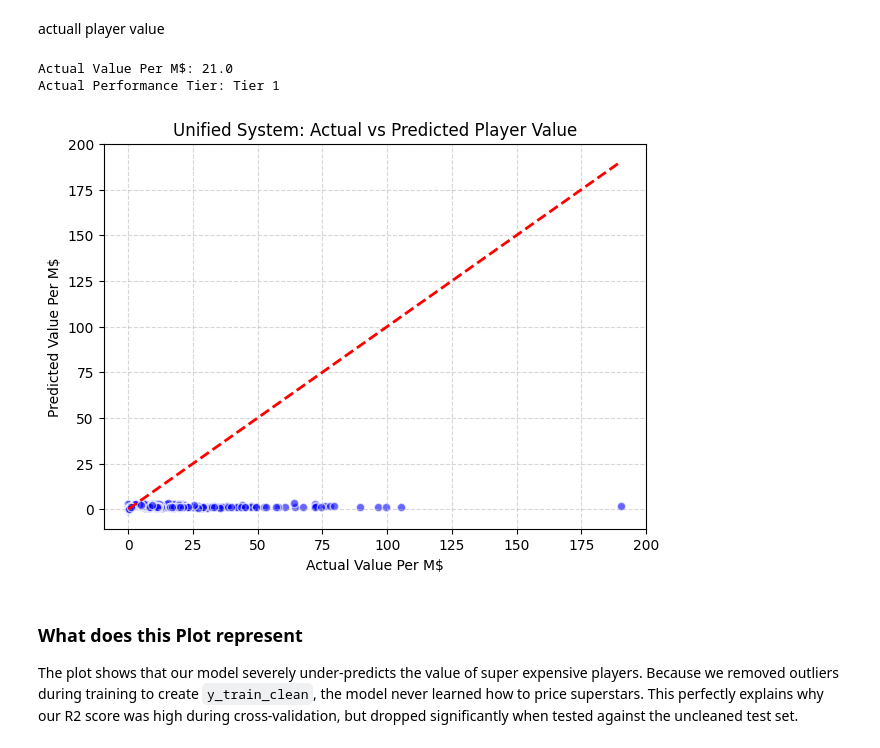
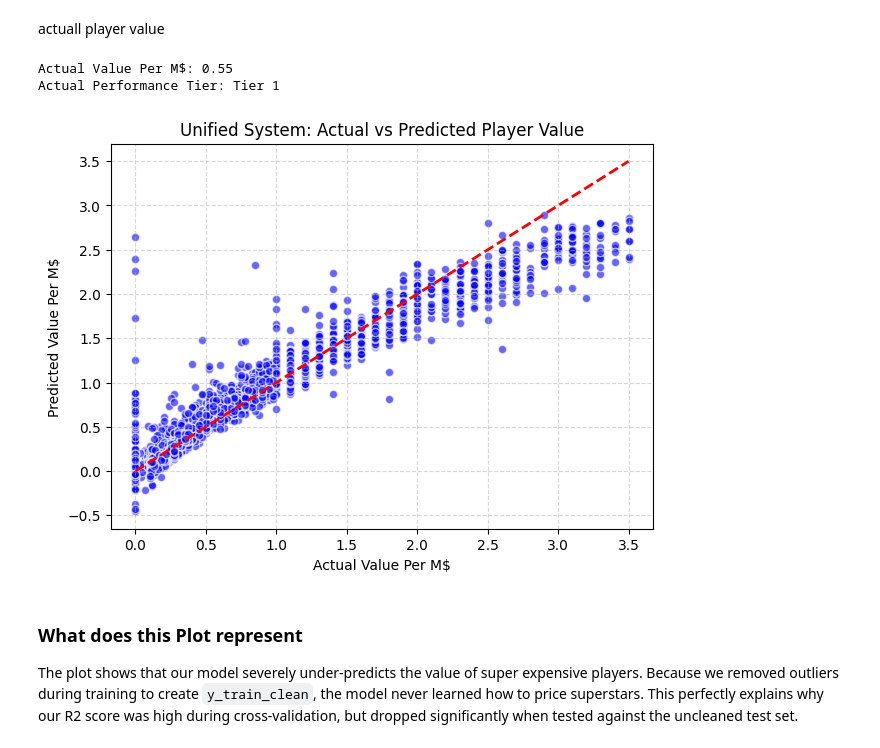
Before and after one commit to Get-Shit-Done-0-0/Machine-2, a Jupyter notebook: FIFA Players Performance Analysis .ipynb, the cells around one changed output. Cells and saved outputs as stored; diff of their text form; code cells hidden in the pictures.

Commit message:
fixed Ensemble

```diff
--- a/FIFA Players Performance Analysis .ipynb
+++ b/FIFA Players Performance Analysis .ipynb
@@ -504,7 +504,7 @@ for model in models:
         m = model(alpha=a)
         m.fit(X_train_squared,y_train_clean)
         predictions =  m.predict(X_test_squared)
-        loss.append(root_mean_squared_error(y_test,predictions))
+        loss.append(root_mean_squared_error(y_test_clean,predictions))
     losses[model.__name__] = loss
 # %%
 losses = pd.DataFrame(losses)
@@ -1278,26 +1277,26 @@ Predicted_Performance_Tier: Tier 1
 # %% [markdown]
 actuall player value
 # %%
-actual_value = y_test.iloc[1]
-actual_tier_encoded = y_test_classification_encoded[1]
+actual_value = y_test.iloc[0]
+actual_tier_encoded = y_test_classification_encoded[0]
 actual_tier = le.inverse_transform([actual_tier_encoded])[0]
 
 print(f"Actual Value Per M$: {actual_value}")
 print(f"Actual Performance Tier: {actual_tier}")
 # %% [output]
-Actual Value Per M$: 21.0
+Actual Value Per M$: 0.55
 Actual Performance Tier: Tier 1
 # %%
 plt.figure(figsize=(7, 5))
-plt.scatter(y_test, ensemble_reg_pred, alpha=0.6, color='blue', edgecolors='w')
-plt.plot([y_test.min(), y_test.max()], [y_test.min(), y_test.max()], 'r--', lw=2)
+plt.scatter(y_test_clean, ensemble_reg_pred, alpha=0.6, color='blue', edgecolors='w')
+plt.plot([y_test_clean.min(), y_test_clean.max()], [y_test_clean.min(), y_test_clean.max()], 'r--', lw=2)
 plt.xlabel("Actual Value Per M$")
 plt.ylabel("Predicted Value Per M$")
 plt.title("Unified System: Actual vs Predicted Player Value")
 plt.grid(True, linestyle='--', alpha=0.5)
 plt.show()
 # %% [output]
-[figure, old version]
+[figure, new version]
 # %% [markdown]
 ### **What does this Plot represent**
 The plot shows that our model severely under-predicts the value of super expensive players. Because we removed outliers during training to create `y_train_clean`, the model never learned how to price superstars. This perfectly explains why our R2 score was high during cross-validation, but dropped significantly when tested against the uncleaned test set.
```
Also changed, not shown: parts of 26 cells of this notebook.
